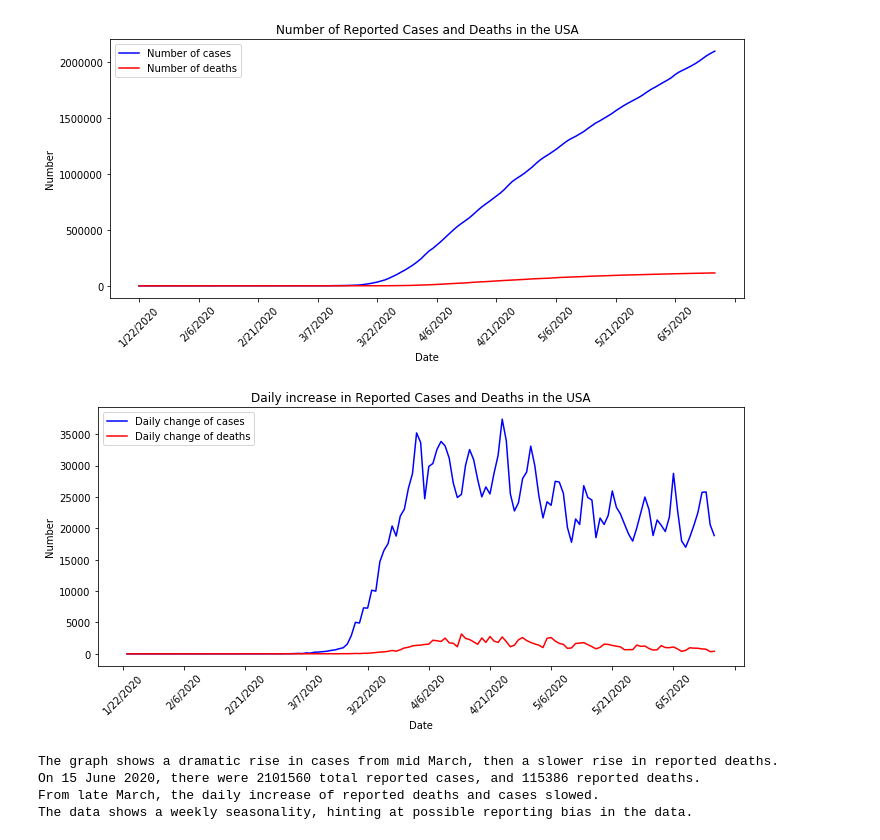
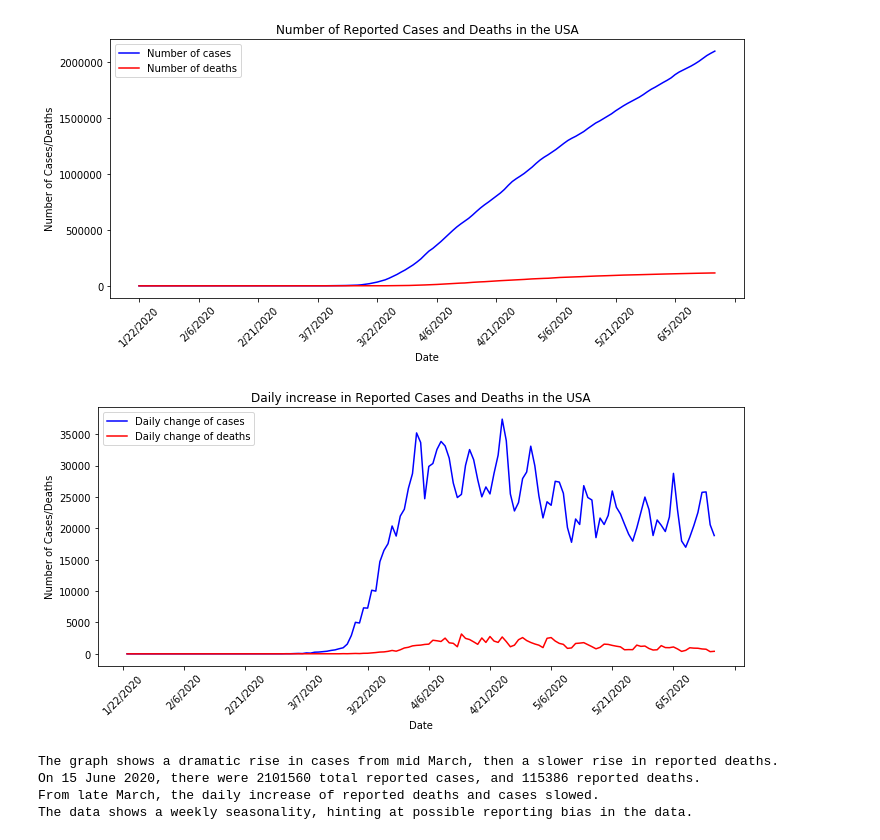
Before and after one commit to lewisaaronpaul/Project01_COVID-19_Analysis_TeamCool, a Jupyter notebook: initial_data_analysis.ipynb, the cells around one changed output. Saved outputs shown, nothing was run; the diff lists cells and outputs as text; code cells hidden in the pictures.

```diff
--- a/initial_data_analysis.ipynb
+++ b/initial_data_analysis.ipynb
@@ -83,25 +83,25 @@ US_States_Lat_Lng = pd.read_csv(file_path, encoding="utf-8")
 # %%
 #Question 1: Totals
 #1a) How many cases and deaths have been reported in total since January?
 list_of_dates = [column for column in deaths_by_state_df.columns if column not in ['countyFIPS', 'stateFIPS','State','population']]
 total_cases_list = cases_by_state_df.loc[:,'1/22/2020':'6/15/2020'].sum()
 total_deaths_list = deaths_by_state_df.loc[:,'1/22/2020':'6/15/2020'].sum()
 x_axis = list_of_dates
 #Plot Graph
 plt.plot(x_axis, total_cases_list, color='blue', label="Number of cases")
 plt.plot(x_axis, total_deaths_list, color='red', label="Number of deaths")
 plt.figsize = (30,20)
 plt.title("Number of Reported Cases and Deaths in the USA")
 plt.xlabel('Date')
-plt.ylabel('Number')
+plt.ylabel('Number of Cases/Deaths')
 plt.legend(loc="upper left")
 plt.xticks(rotation=45)
 plt.gca().xaxis.set_major_locator(plt.MultipleLocator(15))
 plt.tight_layout()
 plt.savefig('output_data/Graph_Reported_Cases_and_Deaths.png')
 plt.show()
 # %% [output]
-[figure, old version]
+[figure, new version]
 # %%
 #1b) How has the rate of change developed over time?
 rate_of_change_df = pd.DataFrame()
@@ -114,7 +114,7 @@ plt.plot(x_axis, rate_of_change_df['Change in Total Cases'], color='blue', label
 plt.plot(x_axis, rate_of_change_df['Change in Total Deaths'], color='red', label="Daily change of deaths")
 plt.title("Daily increase in Reported Cases and Deaths in the USA")
 plt.xlabel('Date')
-plt.ylabel('Number')
+plt.ylabel('Number of Cases/Deaths')
 plt.legend(loc="upper left")
 plt.xticks(rotation=45)
 plt.gca().xaxis.set_major_locator(plt.MultipleLocator(15))
@@ -122,7 +122,7 @@ plt.tight_layout()
 plt.savefig('output_data/Graph_Change_in_Reported_Cases_and_Deaths.png')
 plt.show()
 # %% [output]
-[figure, old version]
+[figure, new version]
 # %%
 #1c) What observations can we make from this high-level analysis?
 #Analyse graph 1a)
```
Also changed, not shown: parts of 5 cells of this notebook, 22 other files.
